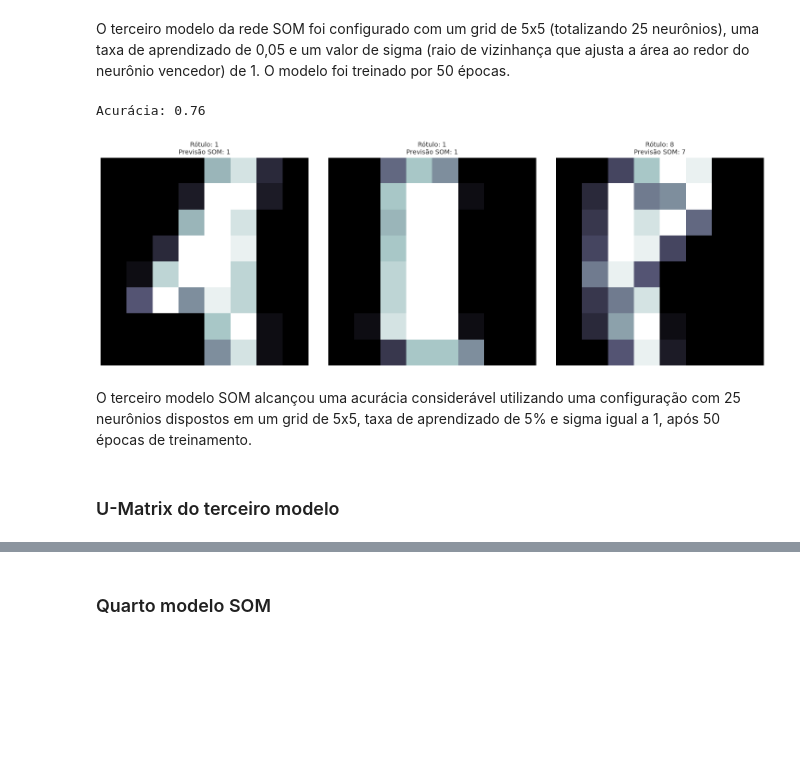
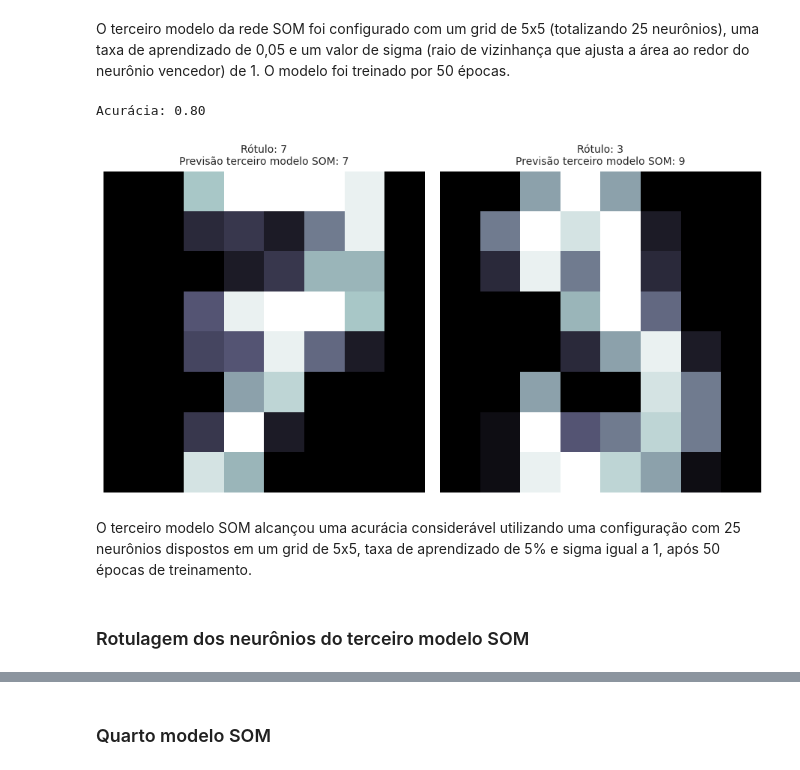
Before and after one commit to guipereira2/Projetos_RedesNeurais, a Jupyter notebook: Projeto 2 - Modelo não supervisionado/Projeto2.ipynb, the cells around one changed output, grey strips where cells are left out. Saved outputs shown, nothing was run; the diff lists cells and outputs as text; code cells hidden in the pictures; blank space fills up the shorter version.

```diff
--- a/Projeto 2 - Modelo não supervisionado/Projeto2.ipynb
+++ b/Projeto 2 - Modelo não supervisionado/Projeto2.ipynb
@@ -220,8 +217,8 @@ for i in range(len(rotulos_teste)):
     elif (previsoes[i] == 1 and rotulos_teste[i] == 0) or (previsoes[i] == 0 and rotulos_teste[i] == 1):
         incorretos.append(i)
 
-# Selecionar 2 exemplos corretos e 1 incorreto
-exemplos_selecionados = corretos[:2] + incorretos[:1]
+# Selecionar 1 exemplo correto e 1 incorreto
+exemplos_selecionados = corretos[:1] + incorretos[:1]
 
 # Plotar os exemplos
 _, plot = plt.subplots(1, len(exemplos_selecionados), figsize=(15, 5))
@@ -232,9 +229,10 @@ for i, j in zip(exemplos_selecionados, plot):
         f"Previsão primeiro modelo SOM\n"
         f"Rótulo: {'NORMAL' if rotulos_teste[i] == 0 else 'PNEUMONIA'}\n"
         f"Previsão: {'NORMAL' if previsoes[i] == 0 else 'PNEUMONIA'}",
-        fontsize=10
+        fontsize=15
     )
     j.axis("off")
 
+plt.subplots_adjust(wspace=-0.9)
 plt.tight_layout()
 # %% [output]
@@ -351,0 +344,29 @@ plt.colorbar(label='Distância Média')
+# %%
+# Mapeamento dos rótulos (utilizando o labels_map do pacote MINISOM)
+mapa_de_rotulos_2 = segundo_modelo_som.labels_map(dados_treino, rotulos_treino)
+
+# Criar uma matriz 8x8 para armazenar as classes dominantes de cada neurônio
+classe_por_neuronio_2 = np.zeros((8, 8), dtype=int)  # Dimensão do SOM: 8x8
+
+# Iterar sobre os neurônios e identificar a classe dominante
+for (i, j), rotulos in mapa_de_rotulos_2.items():
+    # Encontrar a classe dominante para cada neurônio
+    classe_por_neuronio_2[i, j] = max(rotulos, key=rotulos.get)
+
+# Visualizar as classes no mapa SOM
+plt.figure(figsize=(10, 10))
+plt.imshow(classe_por_neuronio_2, cmap='Accent', origin='upper')
+
+# Adicionar os rótulos das classes no gráfico
+for i in range(8):  # Iterar sobre as linhas
+    for j in range(8):  # Iterar sobre as colunas
+        plt.text(j, i, str(classe_por_neuronio_2[i, j]),
+                 ha='center', va='center', color='white', fontsize=12)
+
+plt.title("Classe Representada por Cada Neurônio no Segundo Modelo SOM", fontsize=14)
+plt.xlabel("X")
+plt.ylabel("Y")
+plt.xticks(range(8))
+plt.yticks(range(8))
+plt.grid(color='gray', linestyle='--', linewidth=0.5, alpha=0.7)
+plt.tight_layout()
@@ -415,40 +438,41 @@ acuracia_3 = accuracy_score(rotulos_teste_2, array_de_previsoes_3)
 print(f"Acurácia: {acuracia_3:.2f}")
 
 # Previsões e rótulos de teste como arrays unidimensionais para plotar
 previsoes_3 = np.array(array_de_previsoes_3).flatten()
 rotulos_teste_2 = np.array(rotulos_teste_2).flatten()
 
 # Listas para armazenar exemplos corretos e incorretos
 corretos_2 = []
 incorretos_2 = []
 
 # Comparar previsões com rótulos e armazenar índices
 for i in range(len(rotulos_teste_2)):
     if previsoes_3[i] == rotulos_teste_2[i]:
         corretos_2.append(i)
     else:
         incorretos_2.append(i)
 
-# Selecionar 2 exemplos corretos e 1 incorreto
-exemplos_selecionados_3 = corretos_2[:2] + incorretos_2[:1]
+# Selecionar 1 exemplo correto e 1 incorreto
+exemplos_selecionados_2 = corretos_2[:1] + incorretos_2[:1]
 
 # Plotar os exemplos
-_, plot_3 = plt.subplots(1, len(exemplos_selecionados_3), figsize=(15, 5))
+_, plot = plt.subplots(1, len(exemplos_selecionados_2), figsize=(15, 5))
 
-for i, j in zip(exemplos_selecionados_3, plot_3):
+for i, j in zip(exemplos_selecionados_2, plot):
     j.imshow(dados_teste_2[i].reshape(8, 8), cmap="bone")
     j.set_title(
         f"Rótulo: {rotulos_teste_2[i]}\n"
         f"Previsão terceiro modelo SOM: {previsoes_3[i]}",
         fontsize=10
     )
     j.axis("off")
 
+plt.subplots_adjust(wspace=-0.8)
 plt.tight_layout()
 # %% [output]
-Acurácia: 0.76
+Acurácia: 0.80
-[figure, old version]
+[figure, new version]
 # %% [markdown]
 O terceiro modelo SOM alcançou uma acurácia considerável utilizando uma configuração com 25 neurônios dispostos em um grid de 5x5, taxa de aprendizado de 5% e sigma igual a 1, após 50 épocas de treinamento.
 # %% [markdown]
-### U-Matrix do terceiro modelo
+### Rotulagem dos neurônios do terceiro modelo SOM
```
Also changed, not shown: parts of 24 cells of this notebook.
